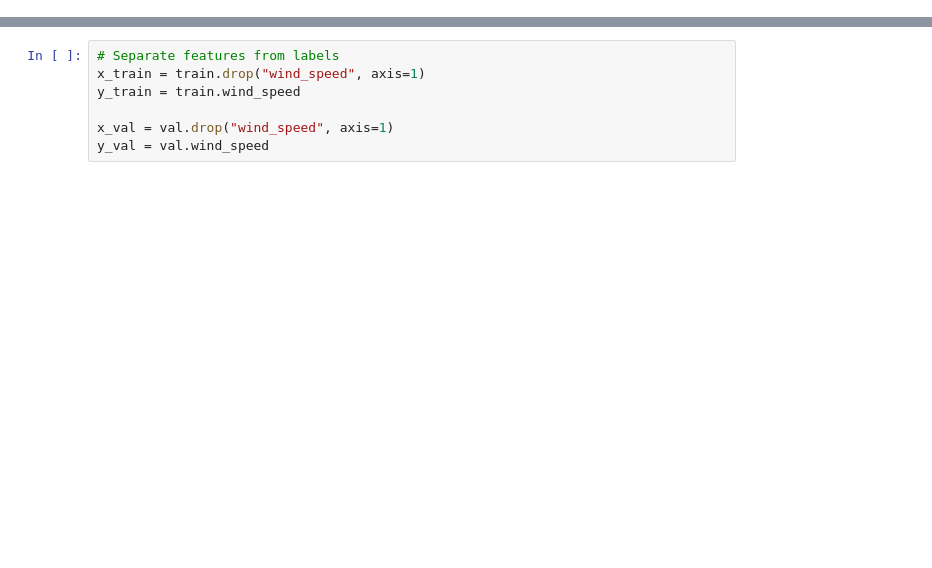
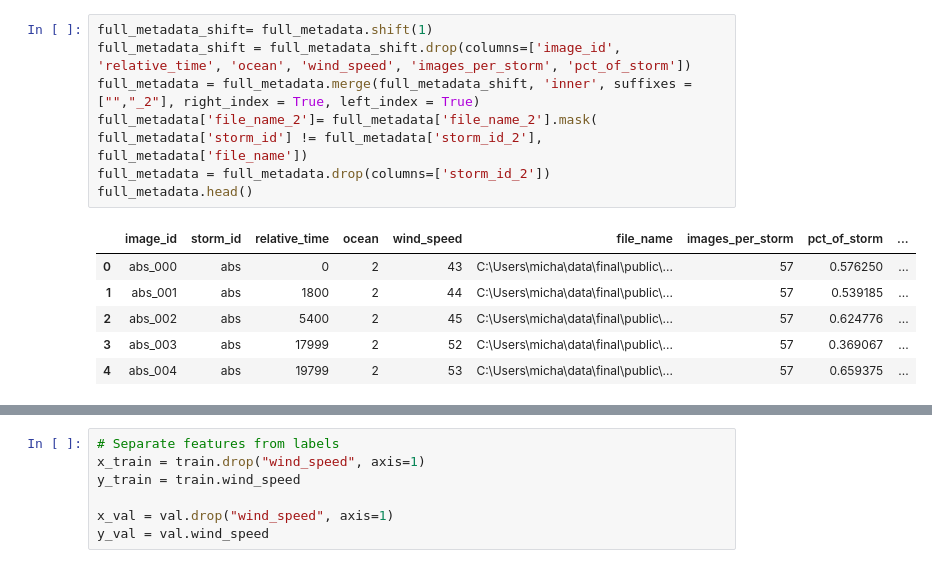
Before and after one commit to michaeldarcy/WindSpeedModeling, a Jupyter notebook: Temporal-RGB.ipynb, the cells around one changed output, grey strips where cells are left out. Saved outputs shown, nothing was run; the diff lists cells and outputs as text; blank space fills up the shorter version.

```diff
--- a/Temporal-RGB.ipynb
+++ b/Temporal-RGB.ipynb
@@ -79 +76,15 @@ full_metadata.head()
 [interactive output not drawn]
+# %%
+full_metadata_shift= full_metadata.shift(1)
+full_metadata_shift = full_metadata_shift.drop(columns=['image_id', 'relative_time', 'ocean', 'wind_speed', 'images_per_storm', 'pct_of_storm'])
+full_metadata = full_metadata.merge(full_metadata_shift, 'inner', suffixes = ["","_2"], right_index = True, left_index = True)
+full_metadata['file_name_2']= full_metadata['file_name_2'].mask( full_metadata['storm_id'] != full_metadata['storm_id_2'], full_metadata['file_name'])
+full_metadata = full_metadata.drop(columns=['storm_id_2'])
+full_metadata.head()
+# %% [output]
+|  | image_id | storm_id | relative_time | ocean | wind_speed | file_name | images_per_storm | pct_of_storm | ... |
+| 0 | abs_000 | abs | 0 | 2 | 43 | C:\Users\micha\data\final\public\... | 57 | 0.576250 | ... |
+| 1 | abs_001 | abs | 1800 | 2 | 44 | C:\Users\micha\data\final\public\... | 57 | 0.539185 | ... |
+| 2 | abs_002 | abs | 5400 | 2 | 45 | C:\Users\micha\data\final\public\... | 57 | 0.624776 | ... |
+| 3 | abs_003 | abs | 17999 | 2 | 52 | C:\Users\micha\data\final\public\... | 57 | 0.369067 | ... |
+| 4 | abs_004 | abs | 19799 | 2 | 53 | C:\Users\micha\data\final\public\... | 57 | 0.659375 | ... |
```
Also changed, not shown: parts of 10 cells of this notebook.
